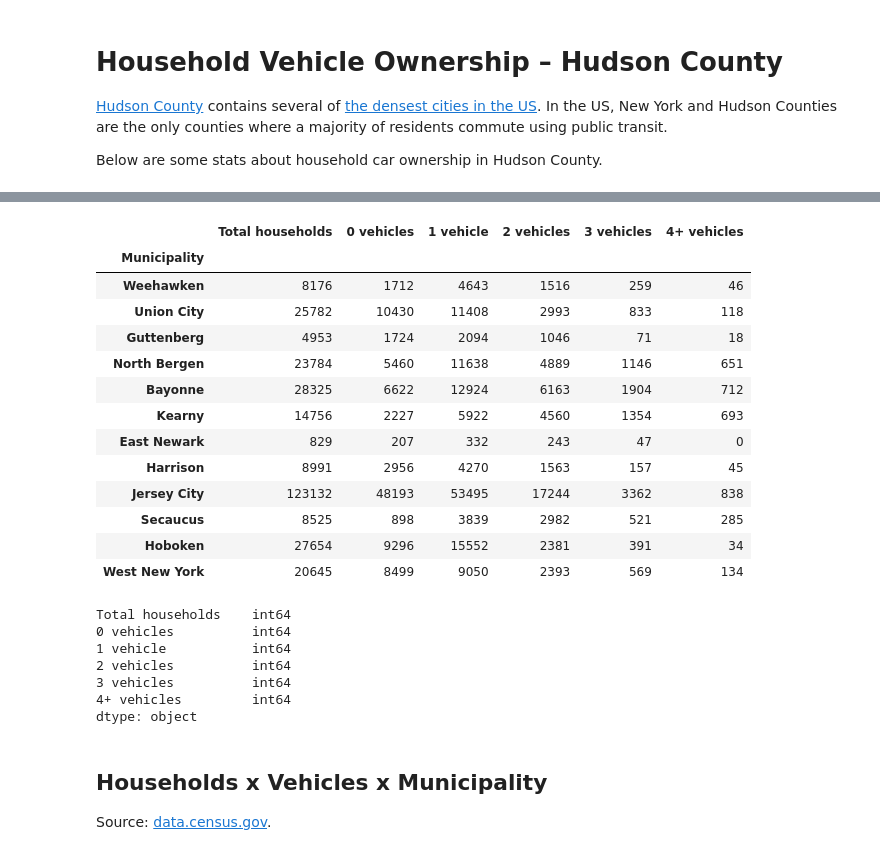
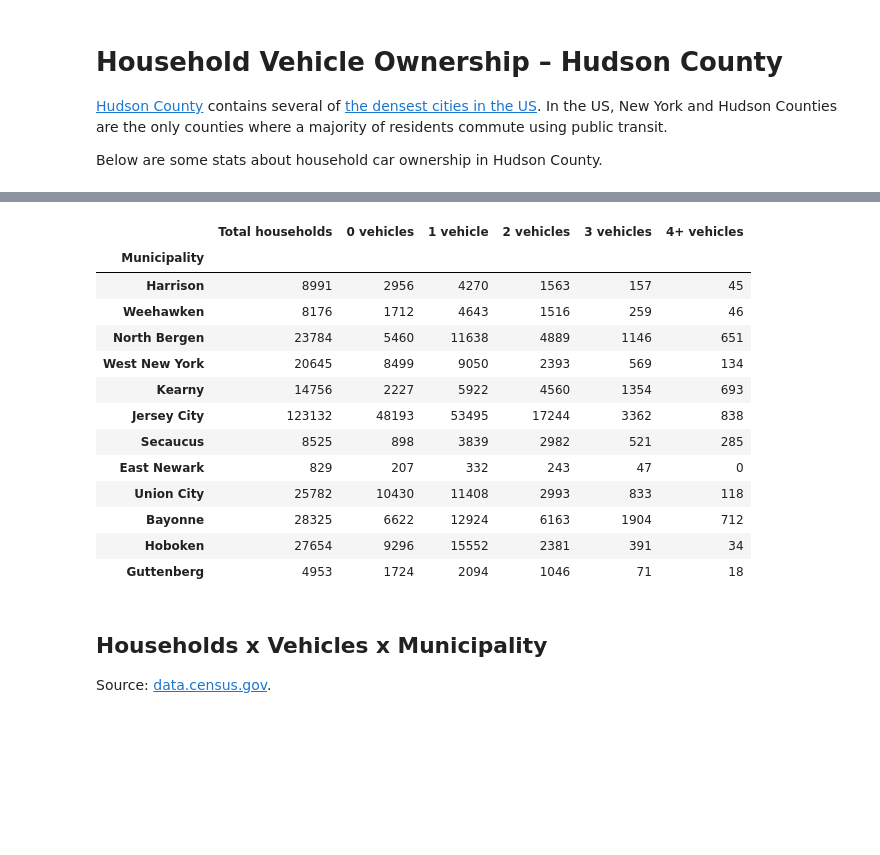
Before and after one commit to hudcostreets/household-vehicles, a Jupyter notebook: nbs/Hudson County.ipynb, the cells around one changed output, grey strips where cells are left out. Saved outputs shown, nothing was run; the diff lists cells and outputs as text; code cells hidden in the pictures; blank space fills up the shorter version.

```diff
--- a/nbs/Hudson County.ipynb
+++ b/nbs/Hudson County.ipynb
@@ -109,46 +21,21 @@ dc
-# %%
-de = dc[[(m, 'Estimate') for m in munis]]
-de.columns = [ m for m, e in de.columns ]
-rows_map = {
-    'Total:': "Total households",
-    'No vehicle available': '0 vehicles',
-    '1 vehicle available': '1 vehicle',
-    '2 vehicles available': '2 vehicles',
-    '3 vehicles available': '3 vehicles',
-    '4 or more vehicles available': '4+ vehicles',
-}
-rows = [ r.strip() for r in de.index ]
-
-assert rows == list(rows_map.keys())
-de.index = list(rows_map.values())
-de.columns.name = 'Municipality'
-de = de.transpose().map(lambda s: s.replace(',', '') if isinstance(s, str) else s).astype(int)
-de
-# %% [output]
-|  | Total households | 0 vehicles | 1 vehicle | 2 vehicles | 3 vehicles | 4+ vehicles |
-| Municipality |  |  |  |  |  |  |
-| Weehawken | 8176 | 1712 | 4643 | 1516 | 259 | 46 |
-| Union City | 25782 | 10430 | 11408 | 2993 | 833 | 118 |
-| Guttenberg | 4953 | 1724 | 2094 | 1046 | 71 | 18 |
-| North Bergen | 23784 | 5460 | 11638 | 4889 | 1146 | 651 |
-| Bayonne | 28325 | 6622 | 12924 | 6163 | 1904 | 712 |
-| Kearny | 14756 | 2227 | 5922 | 4560 | 1354 | 693 |
-| East Newark | 829 | 207 | 332 | 243 | 47 | 0 |
-| Harrison | 8991 | 2956 | 4270 | 1563 | 157 | 45 |
-| Jersey City | 123132 | 48193 | 53495 | 17244 | 3362 | 838 |
-| Secaucus | 8525 | 898 | 3839 | 2982 | 521 | 285 |
-| Hoboken | 27654 | 9296 | 15552 | 2381 | 391 | 34 |
-| West New York | 20645 | 8499 | 9050 | 2393 | 569 | 134 |
-# %%
-de.dtypes
-# %% [output]
-Total households    int64
-0 vehicles          int64
-1 vehicle           int64
-2 vehicles          int64
-3 vehicles          int64
-4+ vehicles         int64
-dtype: object
+# %%
+de = load_acs_5y(year)
+de
+# %% [output]
+|  | Total households | 0 vehicles | 1 vehicle | 2 vehicles | 3 vehicles | 4+ vehicles |
+| Municipality |  |  |  |  |  |  |
+| Harrison | 8991 | 2956 | 4270 | 1563 | 157 | 45 |
+| Weehawken | 8176 | 1712 | 4643 | 1516 | 259 | 46 |
+| North Bergen | 23784 | 5460 | 11638 | 4889 | 1146 | 651 |
+| West New York | 20645 | 8499 | 9050 | 2393 | 569 | 134 |
+| Kearny | 14756 | 2227 | 5922 | 4560 | 1354 | 693 |
+| Jersey City | 123132 | 48193 | 53495 | 17244 | 3362 | 838 |
+| Secaucus | 8525 | 898 | 3839 | 2982 | 521 | 285 |
+| East Newark | 829 | 207 | 332 | 243 | 47 | 0 |
+| Union City | 25782 | 10430 | 11408 | 2993 | 833 | 118 |
+| Bayonne | 28325 | 6622 | 12924 | 6163 | 1904 | 712 |
+| Hoboken | 27654 | 9296 | 15552 | 2381 | 391 | 34 |
+| Guttenberg | 4953 | 1724 | 2094 | 1046 | 71 | 18 |
 # %%
 tc = 'Total households'
 hhs_totals = de[tc]
```
Also changed, not shown: parts of 6 cells of this notebook, 21 other files.
